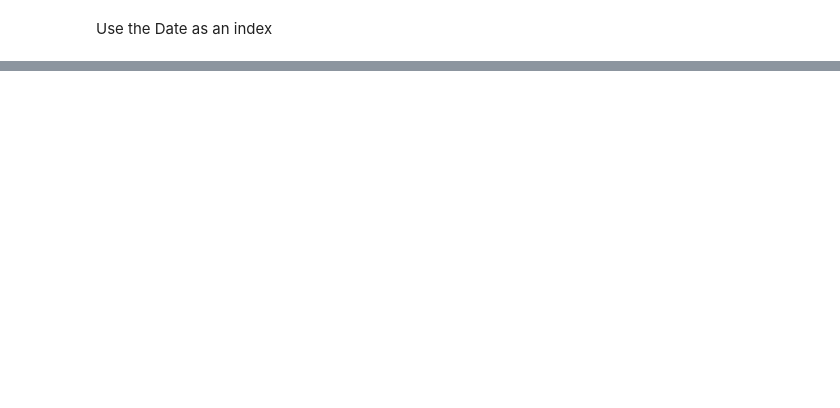
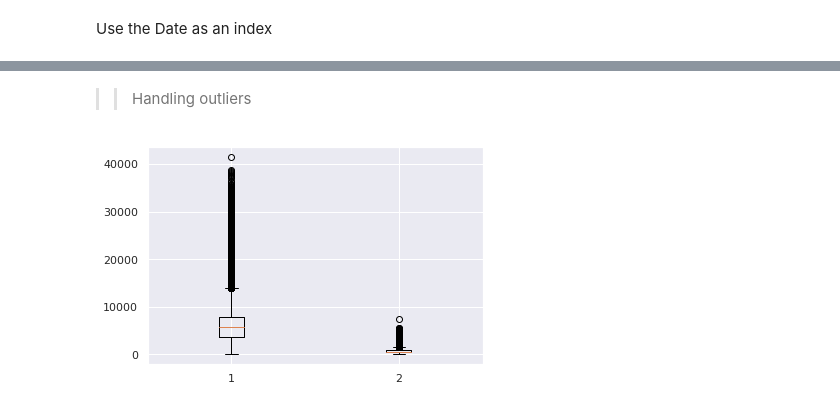
Before and after one commit to jedisam/Sales-prediction, a Jupyter notebook: notebooks/preprocess.ipynb, the cells around one changed output, grey strips where cells are left out. Saved outputs shown, nothing was run; the diff lists cells and outputs as text; code cells hidden in the pictures; blank space fills up the shorter version.

Commit message:
data preprocessing

```diff
--- a/notebooks/preprocess.ipynb
+++ b/notebooks/preprocess.ipynb
@@ -143,3 +150,6 @@ test_joined.set_index('Date', inplace=True)
 # %%
 train_joined.to_csv('../data/train_joined.csv', index=True)
 test_joined.to_csv('../data/test_joined.csv', index=True)
+# %%
+train_df = loader.read_csv('../data/train_joined.csv')
+test_df = loader.read_csv('../data/test_joined.csv')
@@ -145,0 +226,4 @@ test_joined.to_csv('../data/test_joined.csv', index=True)
+# %%
+miss_1 = ['Promo2SinceYear', 'Promo2SinceWeek', 'CompetitionOpenSinceMonth', 'CompetitionOpenSinceYear', 'CompetitionDistance']
+train_df = preprocess.fill_missing_median(train_df, miss_1)
+test_df = preprocess.fill_missing_median(test_df, miss_1)
@@ -145,0 +236,3 @@ test_joined.to_csv('../data/test_joined.csv', index=True)
+# %%
+train_df = preprocess.fill_missing_mode(train_df, ['PromoInterval'])
+test_df = preprocess.fill_missing_mode(test_df, ['PromoInterval'])
@@ -145,0 +281,8 @@ test_joined.to_csv('../data/test_joined.csv', index=True)
+# %% [markdown]
+>> Handling outliers
+# %%
+sns.set()
+plt.boxplot(train_df[['Sales', 'Customers']])
+plt.show()
+# %% [output]
+[figure, added]
```
Also changed, not shown: parts of 32 cells of this notebook, 4 other files.
